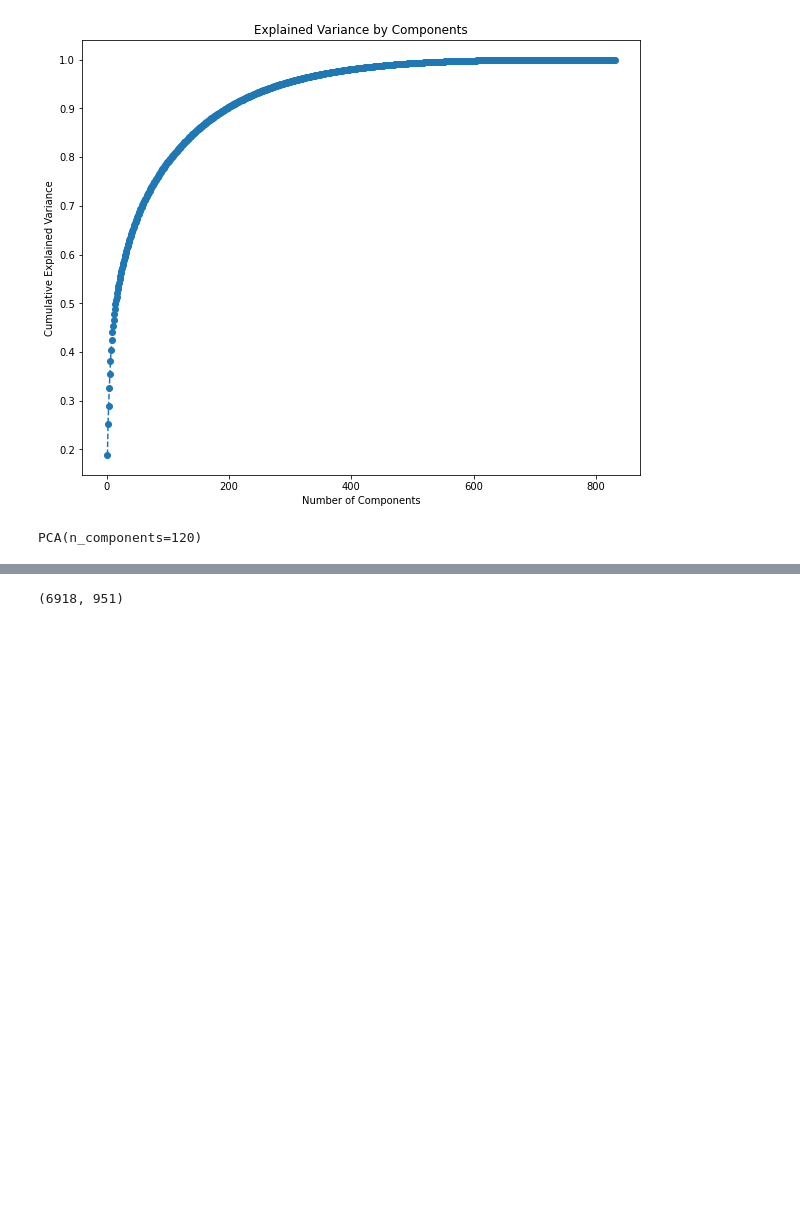
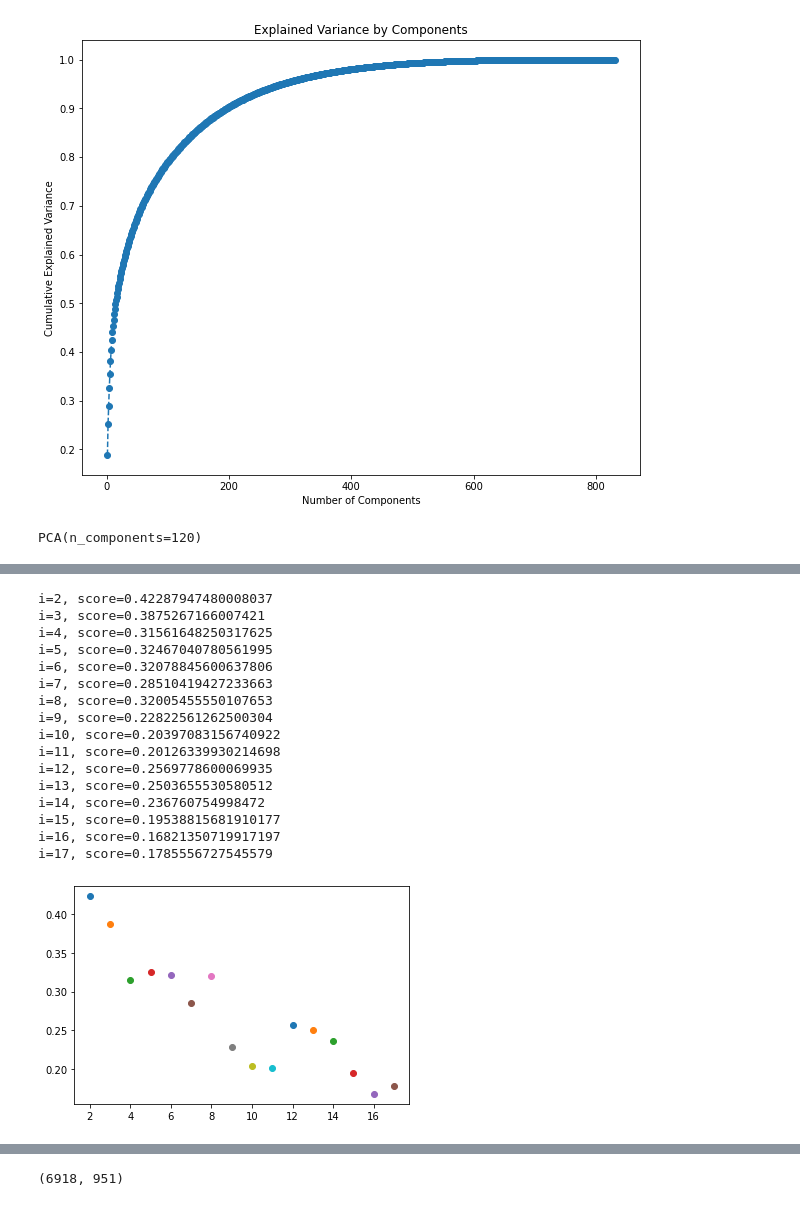
Before and after one commit to bentondavidl/School-Performance-Prediction, a Jupyter notebook: notebooks/feature selection ND.ipynb, the cells around one changed output, grey strips where cells are left out. Cells and saved outputs as stored; diff of their text form; code cells hidden in the pictures; blank space fills up the shorter version.

```diff
--- a/notebooks/feature selection ND.ipynb
+++ b/notebooks/feature selection ND.ipynb
@@ -272,3 +272,31 @@ plt.show()
+# %%
+from sklearn.metrics import silhouette_score
+
+
+for i in range(2,18):
+    km = KMeans(i, random_state=42)
+    km.fit(scores_pca)
+    score = silhouette_score(scores_pca, km.labels_, metric = 'euclidean')
+    plt.scatter(i, score)
+    print(f'{i=}, {score=}')
+# %% [output]
+i=2, score=0.42287947480008037
+i=3, score=0.3875267166007421
+i=4, score=0.31561648250317625
+i=5, score=0.32467040780561995
+i=6, score=0.32078845600637806
+i=7, score=0.28510419427233663
+i=8, score=0.32005455550107653
+i=9, score=0.22822561262500304
+i=10, score=0.20397083156740922
+i=11, score=0.20126339930214698
+i=12, score=0.2569778600069935
+i=13, score=0.2503655530580512
+i=14, score=0.236760754998472
+i=15, score=0.19538815681910177
+i=16, score=0.16821350719917197
+i=17, score=0.1785556727545579
+[figure, added]
 # %%
 # We choose 5 clusters from the Elbow method so we run it with 5 clusters and same initializer and random state
 kmeans_pca = KMeans(n_clusters=5, init='k-means++', random_state=42)
```
Also changed, not shown: parts of 23 cells of this notebook.
